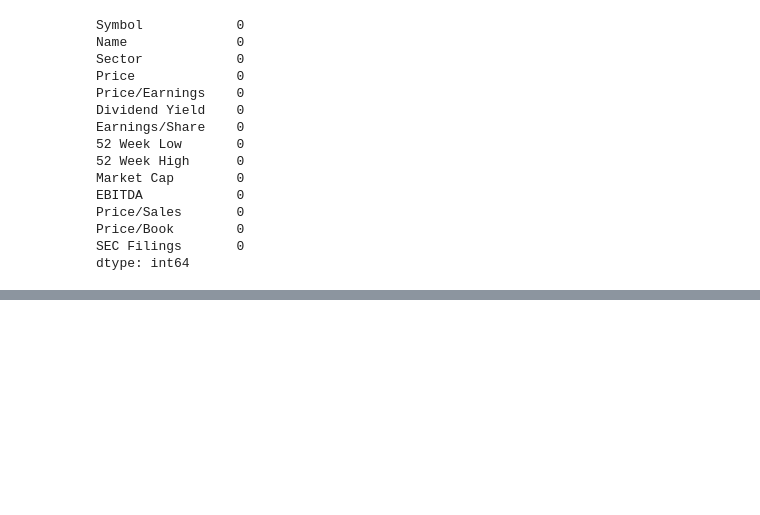
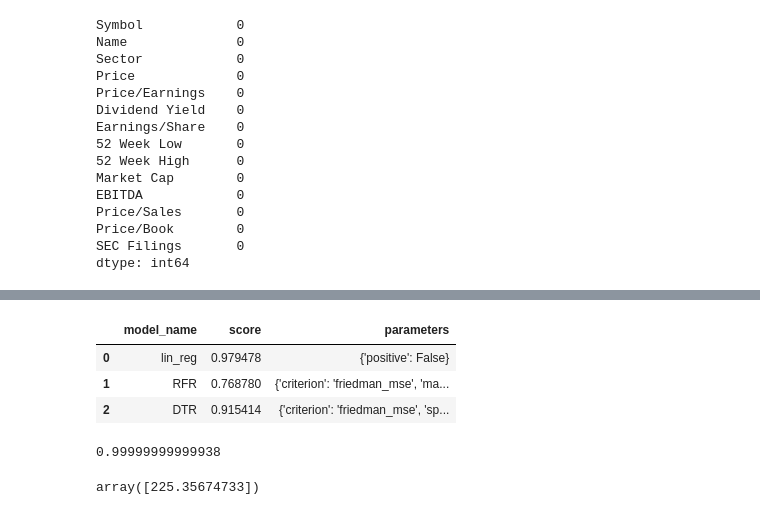
Before and after one commit to husseinalaaref/Financial-Analysis, a Jupyter notebook: project2/project2.ipynb, the cells around one changed output, grey strips where cells are left out. Cells and saved outputs as stored; diff of their text form; code cells hidden in the pictures; blank space fills up the shorter version.

```diff
--- a/project2/project2.ipynb
+++ b/project2/project2.ipynb
@@ -49,0 +115,48 @@ Name: Sector, dtype: int64
+# %%
+X = df1.drop(['Price', 'Symbol','Sector', 'Price/Book',
+              'SEC Filings', 'Price/Earnings'], axis= 'columns')
+
+y = df1['Price']
+# %%
+
+def best_fit_model(X, y):
+    alg= {
+        'lin_reg': {
+            'model': LinearRegression(),
+            'params': {
+                'positive': [True, False]
+            }
+        },
+        'RFR': {
+            'model': RandomForestRegressor(),
+            'params': {
+                'criterion': ['absolute_error', 'friedman_mse'],
+                'max_features': ['sqrt', 'log2']
+            }
+        },
+        'DTR': {
+            'model': DecisionTreeRegressor(),
+            'params': {
+                'criterion': ['absolute_error', 'friedman_mse'],
+                'splitter': ['best', 'random']
+            }
+        }
+    }
+    score = []
+    ss = ShuffleSplit(n_splits= 5, test_size= 0.2, random_state=0)
+    for alg_name , config in alg.items():
+        clf = GridSearchCV(config['model'], config['params'], cv=ss, return_train_score= False, error_score= 'raise')
+        clf.fit(X, y)
+        score.append({
+            'model_name': alg_name,
+            'score': clf.best_score_,
+            'parameters': clf.best_params_
+            })
+    return(pd.DataFrame(score, columns= ['model_name', 'score', 'parameters']))
+
+best_fit_model(X, y)
+# %% [output]
+|  | model_name | score | parameters |
+| 0 | lin_reg | 0.979478 | {'positive': False} |
+| 1 | RFR | 0.768780 | {'criterion': 'friedman_mse', 'ma... |
+| 2 | DTR | 0.915414 | {'criterion': 'friedman_mse', 'sp... |
@@ -49,0 +172,15 @@ Name: Sector, dtype: int64
+# %%
+
+
+X_train, X_test, y_train, y_test = train_test_split(X1, y1, test_size= 0.2, random_state= 40)
+
+clf = LinearRegression(positive= False)
+clf.fit(X_train, y_train)
+
+
+
+acc = r2_score(y_train, clf.predict(X_train))
+
+acc
+# %% [output]
+0.99999999999938
@@ -49,0 +203,4 @@ Name: Sector, dtype: int64
+# %%
+predict_price('Nvidia Corporation', 3.5, 4.7, 200, 350.0, 1000000000000.0, 9000000000.0, 7.5)
+# %% [output]
+array([225.35674733])
```
Also changed, not shown: parts of 12 cells of this notebook.
